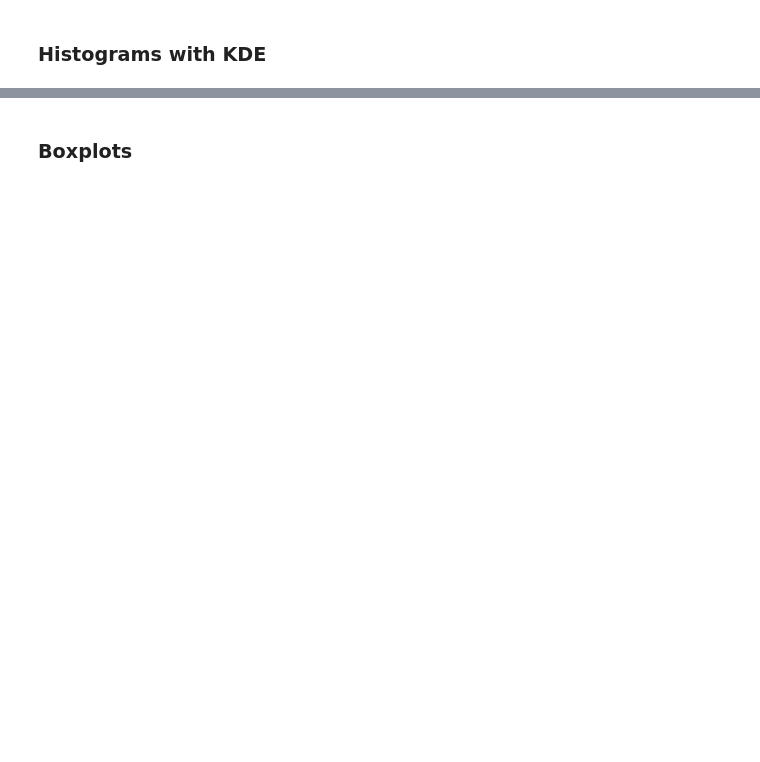
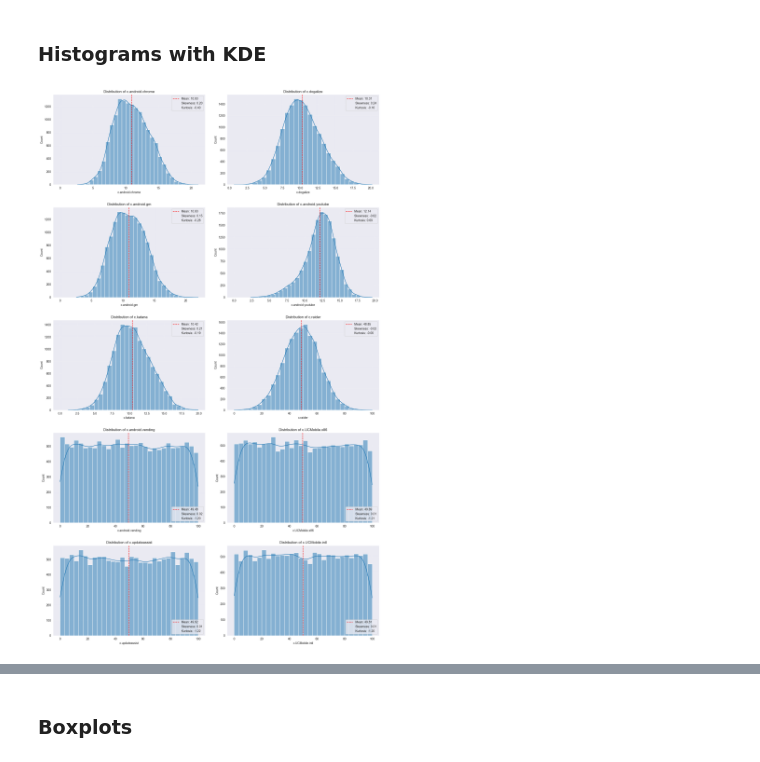
Before and after one commit to MBabiar/IAU-Project, a Jupyter notebook: src/main.ipynb, the cells around one changed output, grey strips where cells are left out. Drawn from its saved outputs; the diff is of its cells as text; code cells hidden in the pictures; blank space fills up the shorter version.

```diff
--- a/src/main.ipynb
+++ b/src/main.ipynb
@@ -656,0 +696,20 @@ plt.show()
+# %%
+fig, axes = plt.subplots(5, 2, figsize=(16, 26))
+
+'''
+    Having all the data in a list, we can iterate over it and plot the histogram with KDE for each connection.
+'''
+for i in range(len(all_data_connections)):
+    sns.histplot(all_data_connections[i], bins=30, kde=True, ax=axes[i // 2, i % 2])
+    axes[i // 2, i % 2].axvline(all_means_connections[i], color="r", linestyle="--", label=f"Mean: {all_means_connections[i]:.2f}")
+    axes[i // 2, i % 2].axvline(linestyle="", label=f"Skewness: {shape_df.loc[all_str_connections[i]]['skew']:.2f}")
+    axes[i // 2, i % 2].axvline(linestyle="", label=f"Kurtosis: {shape_df.loc[all_str_connections[i]]['kurtosis']:.2f}")
+    axes[i // 2, i % 2].set_title(f"Distribution of {all_str_connections[i]}")
+    axes[i // 2, i % 2].legend()
+    axes[i // 2, i % 2].grid(True, alpha=0.3)
+
+# Adjust the layout
+plt.tight_layout(w_pad=3, h_pad=3)
+plt.show()
+# %% [output]
+[figure, added]
```
Also changed, not shown: parts of 45 cells of this notebook.
